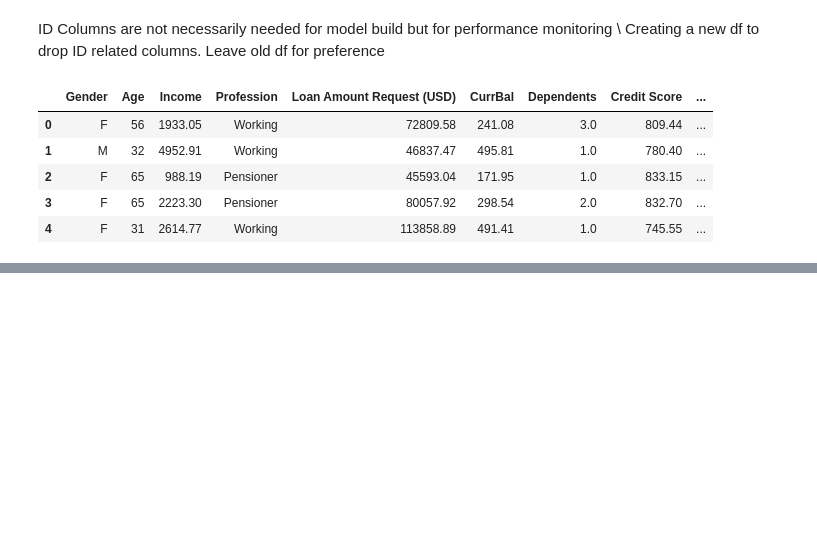
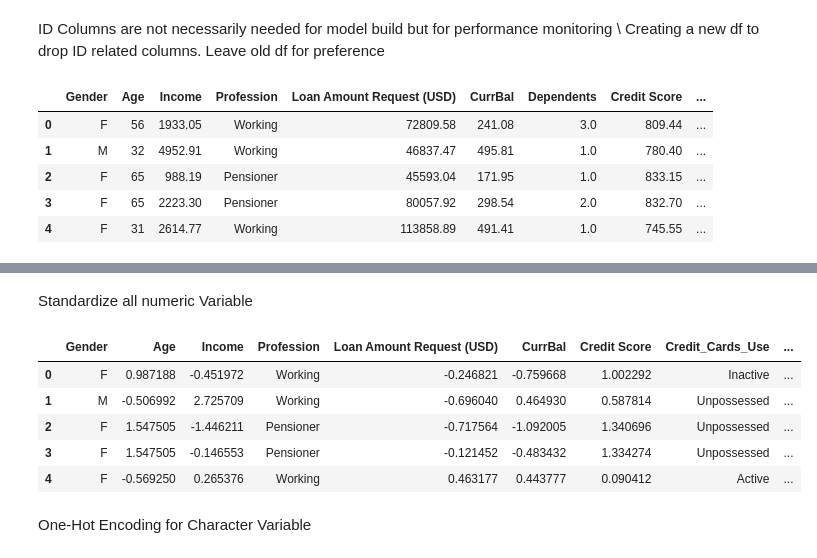
Before and after one commit to JY6299/Loan_Amount_Prediction, a Jupyter notebook: Loan_Amount_Prediction_Regression.ipynb, the cells around one changed output, grey strips where cells are left out. Drawn from its saved outputs; the diff is of its cells as text; code cells hidden in the pictures; blank space fills up the shorter version.

```diff
--- a/Loan_Amount_Prediction_Regression.ipynb
+++ b/Loan_Amount_Prediction_Regression.ipynb
@@ -297,0 +336,25 @@ for feature in df1.select_dtypes(exclude='object'):
+# %%
+df1 = df1.drop(columns=['Property Age','Property Price','No. of Defaults'])
+# %% [markdown]
+Standardize all numeric Variable
+# %%
+from sklearn.preprocessing import StandardScaler
+
+df2 = df1.copy()
+
+num_lst = list(df2.drop(columns=['Co-Applicant','Property Type','Loan_amount'])
+                          .select_dtypes(exclude='object').columns)
+
+scaler = StandardScaler()
+df2[num_lst] = scaler.fit_transform(df2[num_lst])
+
+df2.head()
+# %% [output]
+|  | Gender | Age | Income | Profession | Loan Amount Request (USD) | CurrBal | Credit Score | Credit_Cards_Use | ... |
+| 0 | F | 0.987188 | -0.451972 | Working | -0.246821 | -0.759668 | 1.002292 | Inactive | ... |
+| 1 | M | -0.506992 | 2.725709 | Working | -0.696040 | 0.464930 | 0.587814 | Unpossessed | ... |
+| 2 | F | 1.547505 | -1.446211 | Pensioner | -0.717564 | -1.092005 | 1.340696 | Unpossessed | ... |
+| 3 | F | 1.547505 | -0.146553 | Pensioner | -0.121452 | -0.483432 | 1.334274 | Unpossessed | ... |
+| 4 | F | -0.569250 | 0.265376 | Working | 0.463177 | 0.443777 | 0.090412 | Active | ... |
+# %% [markdown]
+One-Hot Encoding for Character Variable
```
Also changed, not shown: parts of 8 cells of this notebook.
